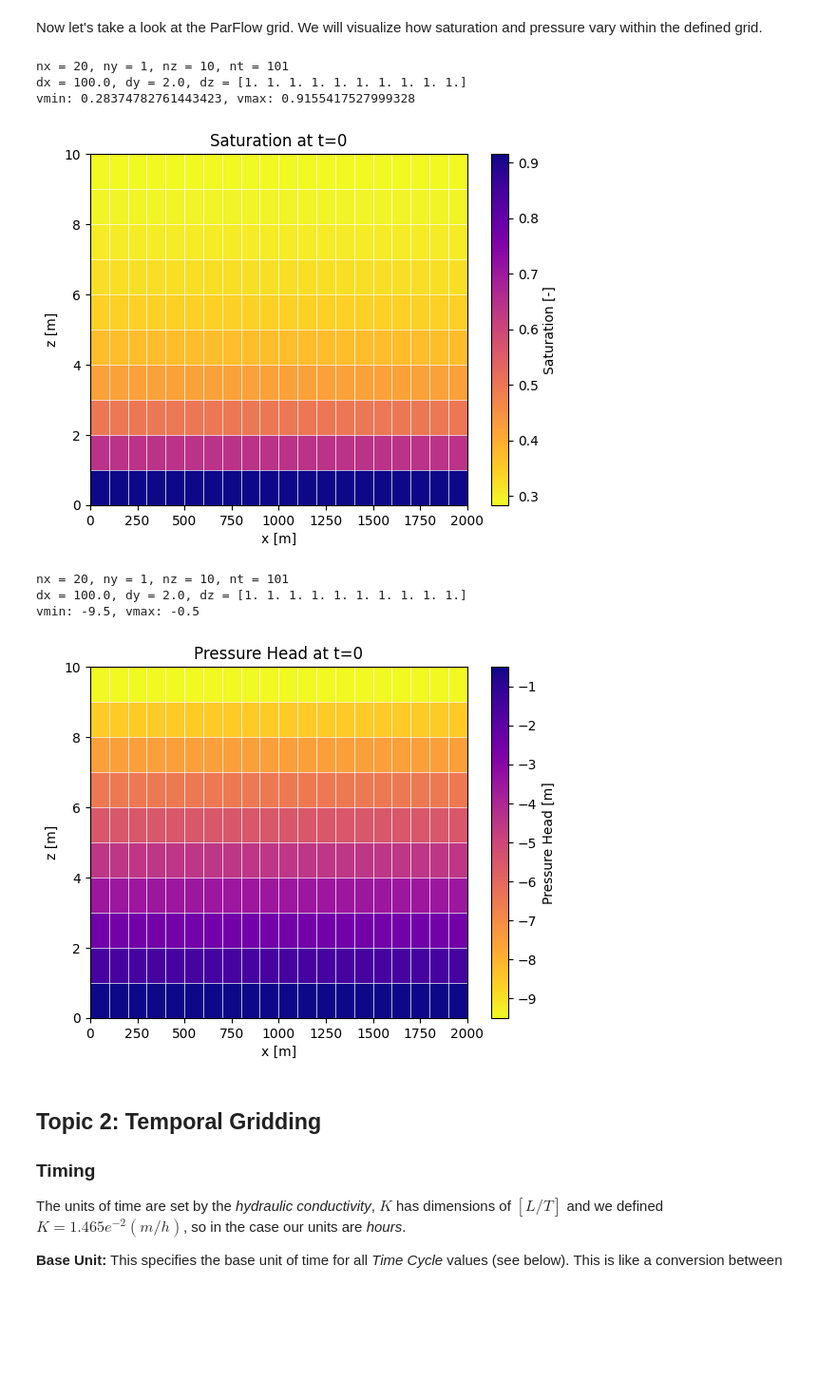
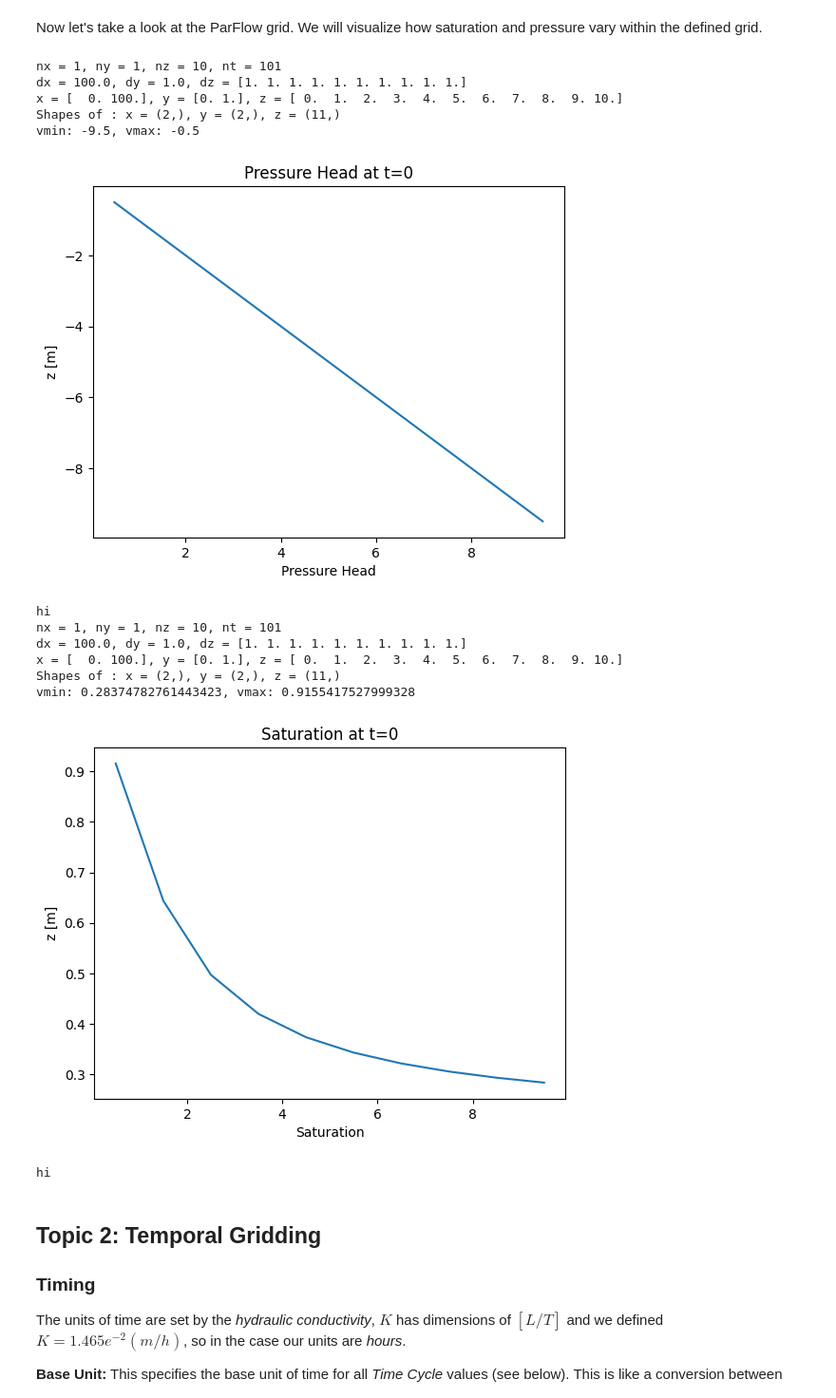
Before and after one commit to mashadab/ParFlow-project, a Jupyter notebook: Gridding/gridding.ipynb, the cells around one changed output. Shown at 95% size. Cells and saved outputs as stored; diff of their text form; code cells hidden in the pictures; blank space fills up the shorter version.

```diff
--- a/Gridding/gridding.ipynb
+++ b/Gridding/gridding.ipynb
@@ -151,16 +151,25 @@ Now let's take a look at the ParFlow grid. We will visualize how saturation and
 # %%
 # Call plotting function for saturation and pressure
 plot_domain(base, "satur", timestep=0)
-plot_domain(base, "press", timestep=0)
+#plot_domain(base, "press", timestep=0)
+from plots import plot_vert_var
+plot_vert_var(base, "press", timestep=0)
+plot_vert_var(base, "satur", timestep=0)
 # %% [output]
-nx = 20, ny = 1, nz = 10, nt = 101
-dx = 100.0, dy = 2.0, dz = [1. 1. 1. 1. 1. 1. 1. 1. 1. 1.]
-vmin: 0.28374782761443423, vmax: 0.9155417527999328
+nx = 1, ny = 1, nz = 10, nt = 101
+dx = 100.0, dy = 1.0, dz = [1. 1. 1. 1. 1. 1. 1. 1. 1. 1.]
+x = [  0. 100.], y = [0. 1.], z = [ 0.  1.  2.  3.  4.  5.  6.  7.  8.  9. 10.]
+Shapes of : x = (2,), y = (2,), z = (11,)
+vmin: -9.5, vmax: -0.5
-[figure, old version]
+[figure, new version]
-nx = 20, ny = 1, nz = 10, nt = 101
-dx = 100.0, dy = 2.0, dz = [1. 1. 1. 1. 1. 1. 1. 1. 1. 1.]
-vmin: -9.5, vmax: -0.5
+hi
+nx = 1, ny = 1, nz = 10, nt = 101
+dx = 100.0, dy = 1.0, dz = [1. 1. 1. 1. 1. 1. 1. 1. 1. 1.]
+x = [  0. 100.], y = [0. 1.], z = [ 0.  1.  2.  3.  4.  5.  6.  7.  8.  9. 10.]
+Shapes of : x = (2,), y = (2,), z = (11,)
+vmin: 0.28374782761443423, vmax: 0.9155417527999328
-[figure, old version]
+[figure, new version]
+hi
 # %% [markdown]
 ## Topic 2: Temporal Gridding
 
```
Also changed, not shown: parts of 3 cells of this notebook.
